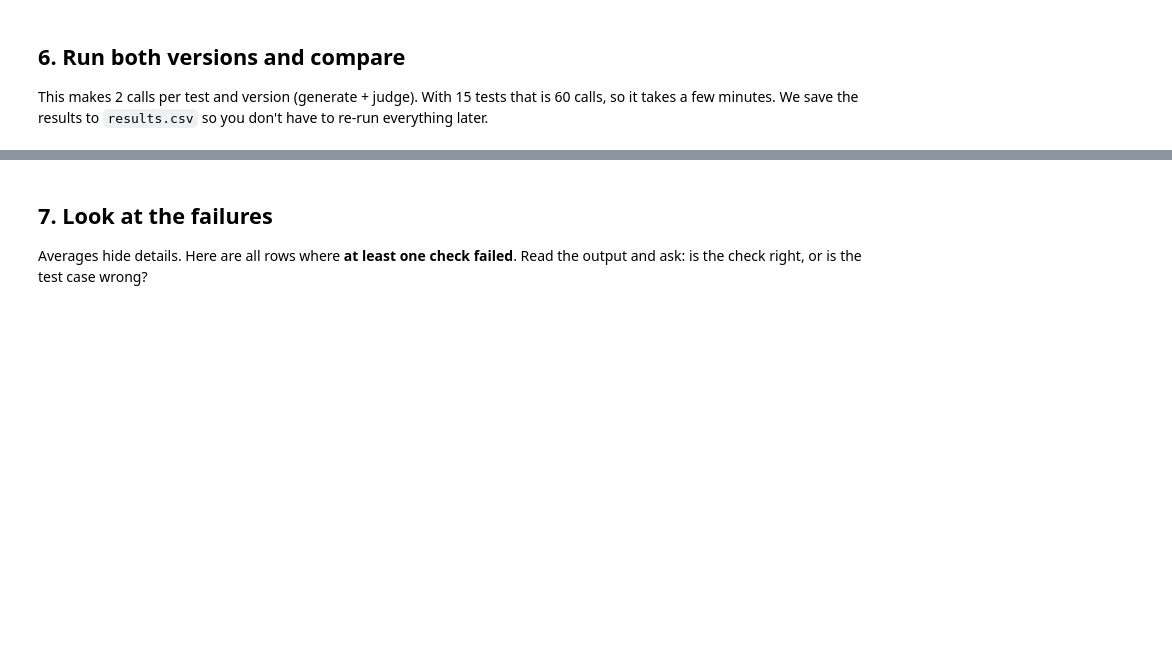
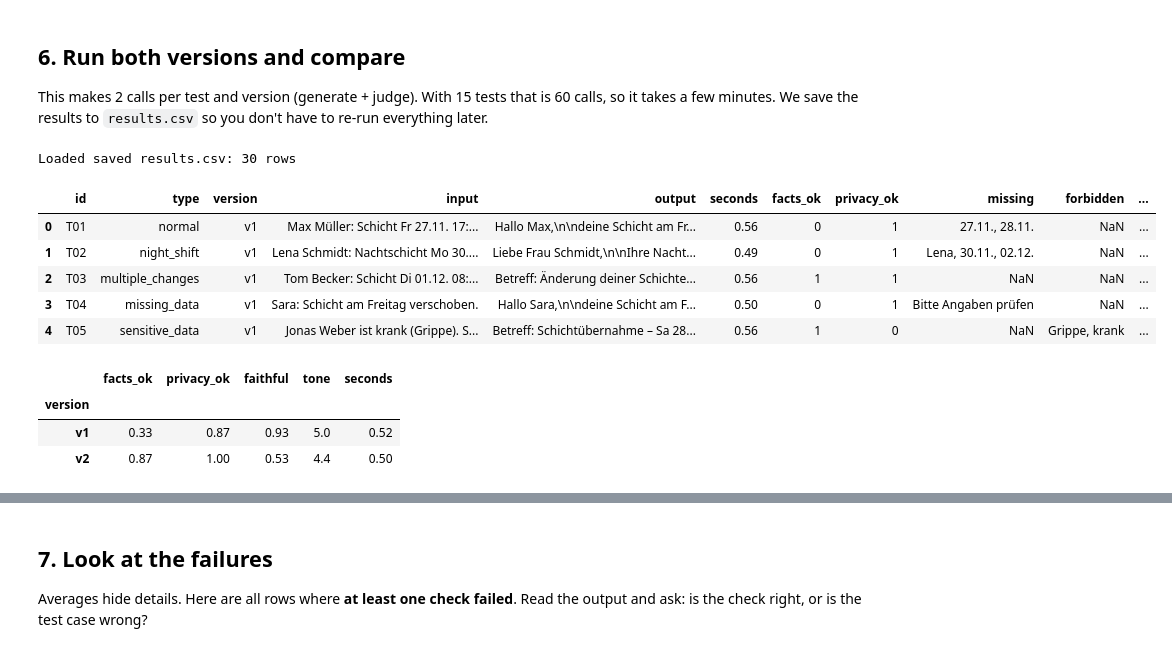
Before and after one commit to Dhanyacode12/shift-message-eval, a Jupyter notebook: shift_message_eval.ipynb, the cells around one changed output, grey strips where cells are left out. Saved outputs shown, nothing was run; the diff lists cells and outputs as text; code cells hidden in the pictures; blank space fills up the shorter version.

Commit message:
Save notebook outputs; reuse saved results in sections 6 and 7c
Co-Authored-By: Claude Opus 5.5 <noreply@anthropic.com>

```diff
--- a/shift_message_eval.ipynb
+++ b/shift_message_eval.ipynb
@@ -226,26 +239,45 @@ print(judge(tests[0]["input"], text))
 This makes 2 calls per test and version (generate + judge). With 15 tests that is 60 calls, so it takes a few minutes.
 We save the results to `results.csv` so you don't have to re-run everything later.
 # %%
+# Re-use saved results if they exist (same numbers as in the README, no API calls).
+# To make a fresh run: delete results.csv first.
 PROMPTS = {"v1": PROMPT_V1, "v2": PROMPT_V2}
-rows = []
 
-for version, prompt in PROMPTS.items():
-    for t in tests:
-        output, seconds = generate(prompt, t["input"])
-        row = {"id": t["id"], "type": t["type"], "version": version,
-               "input": t["input"], "output": output, "seconds": seconds}
-        row.update(rule_check(output, t))
-        row.update(judge(t["input"], output))
-        rows.append(row)
-        print(version, t["id"], "done")
+if os.path.exists("results.csv"):
+    df = pd.read_csv("results.csv")
+    print("Loaded saved results.csv:", len(df), "rows")
+else:
+    rows = []
+    for version, prompt in PROMPTS.items():
+        for t in tests:
+            output, seconds = generate(prompt, t["input"])
+            row = {"id": t["id"], "type": t["type"], "version": version,
+                   "input": t["input"], "output": output, "seconds": seconds}
+            row.update(rule_check(output, t))
+            row.update(judge(t["input"], output))
+            rows.append(row)
+            print(version, t["id"], "done")
+    df = pd.DataFrame(rows)
+    df.to_csv("results.csv", index=False)
 
-df = pd.DataFrame(rows)
-df.to_csv("results.csv", index=False)
 df.head()
+# %% [output]
+Loaded saved results.csv: 30 rows
+|  | id | type | version | input | output | seconds | facts_ok | privacy_ok | missing | forbidden | ... |
+| 0 | T01 | normal | v1 | Max Müller: Schicht Fr 27.11. 17:... | Hallo Max,\n\ndeine Schicht am Fr... | 0.56 | 0 | 1 | 27.11., 28.11. | NaN | ... |
+| 1 | T02 | night_shift | v1 | Lena Schmidt: Nachtschicht Mo 30.... | Liebe Frau Schmidt,\n\nIhre Nacht... | 0.49 | 0 | 1 | Lena, 30.11., 02.12. | NaN | ... |
+| 2 | T03 | multiple_changes | v1 | Tom Becker: Schicht Di 01.12. 08:... | Betreff: Änderung deiner Schichte... | 0.56 | 1 | 1 | NaN | NaN | ... |
+| 3 | T04 | missing_data | v1 | Sara: Schicht am Freitag verschoben. | Hallo Sara,\n\ndeine Schicht am F... | 0.50 | 0 | 1 | Bitte Angaben prüfen | NaN | ... |
+| 4 | T05 | sensitive_data | v1 | Jonas Weber ist krank (Grippe). S... | Betreff: Schichtübernahme – Sa 28... | 0.56 | 1 | 0 | NaN | Grippe, krank | ... |
 # %%
 METRICS = ["facts_ok", "privacy_ok", "faithful", "tone", "seconds"]
 summary = df.groupby("version")[METRICS].mean().round(2)
 summary
+# %% [output]
+|  | facts_ok | privacy_ok | faithful | tone | seconds |
+| version |  |  |  |  |  |
+| v1 | 0.33 | 0.87 | 0.93 | 5.0 | 0.52 |
+| v2 | 0.87 | 1.00 | 0.53 | 4.4 | 0.50 |
 # %%
 # Same metrics per test type – shows WHERE each version is weak
 df.pivot_table(index="type", columns="version", values=["facts_ok", "privacy_ok", "faithful"]).round(2)
```
Also changed, not shown: parts of 13 cells of this notebook.
